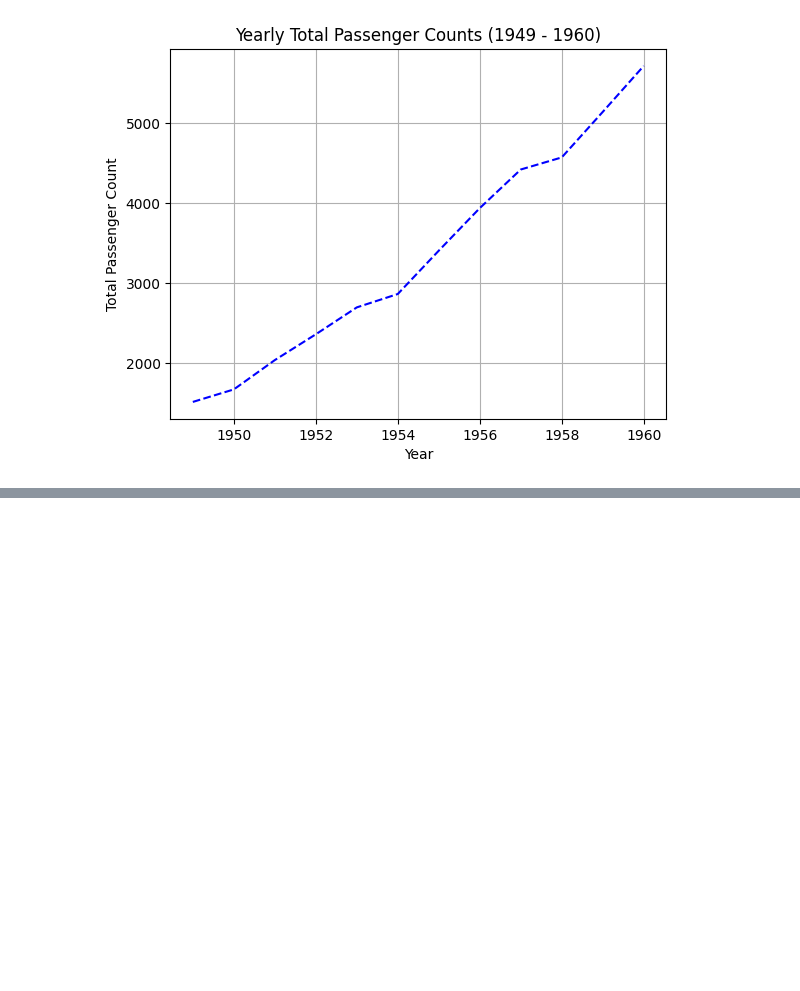
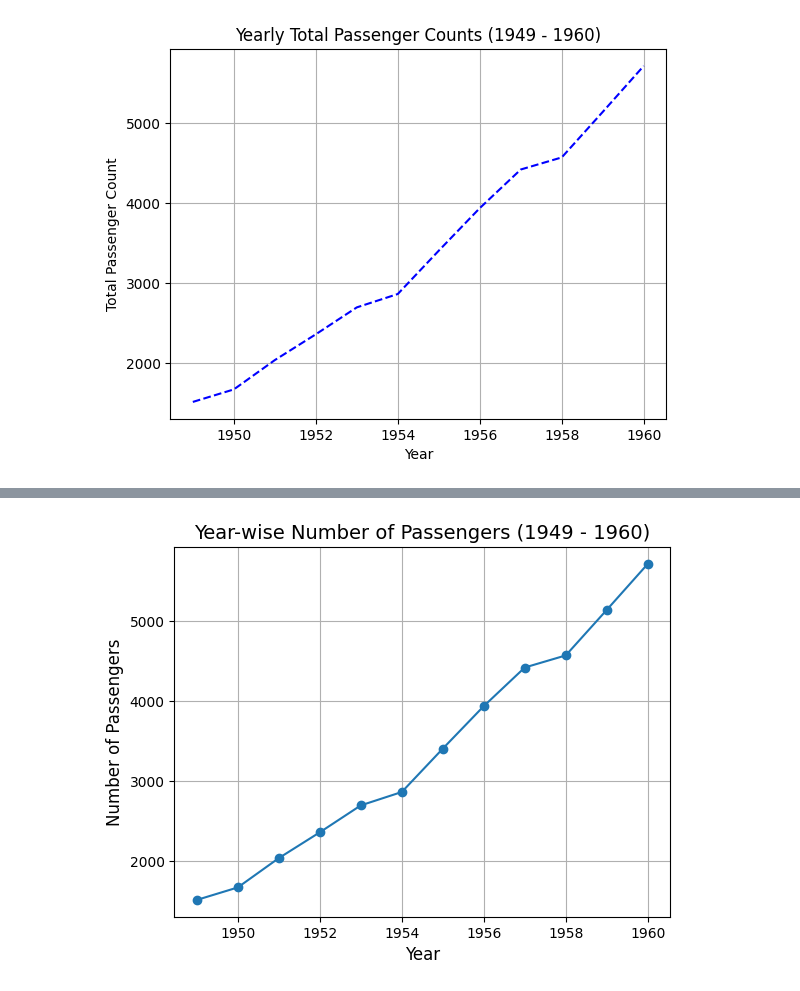
Before and after one commit to ManNjoro/code-signal, a Jupyter notebook: trend-analysis.ipynb, the cells around one changed output, grey strips where cells are left out. Cells and saved outputs as stored; diff of their text form; code cells hidden in the pictures; blank space fills up the shorter version.

```diff
--- a/trend-analysis.ipynb
+++ b/trend-analysis.ipynb
@@ -114,0 +154,12 @@ To achieve this, we need an aggregated passenger' count for each month over the
+# %%
+# Year-wise passenger distribution
+year_wise_data = flights_data.groupby('year')['passengers'].sum()
+
+year_wise_data.plot(kind='line', marker='o')
+plt.xlabel("Year", fontsize=12)
+plt.ylabel("Number of Passengers", fontsize=12)
+plt.title("Year-wise Number of Passengers (1949 - 1960)", fontsize=14)
+plt.grid(True)
+plt.show()
+# %% [output]
+[figure, added]
```
Also changed, not shown: parts of 7 cells of this notebook.
